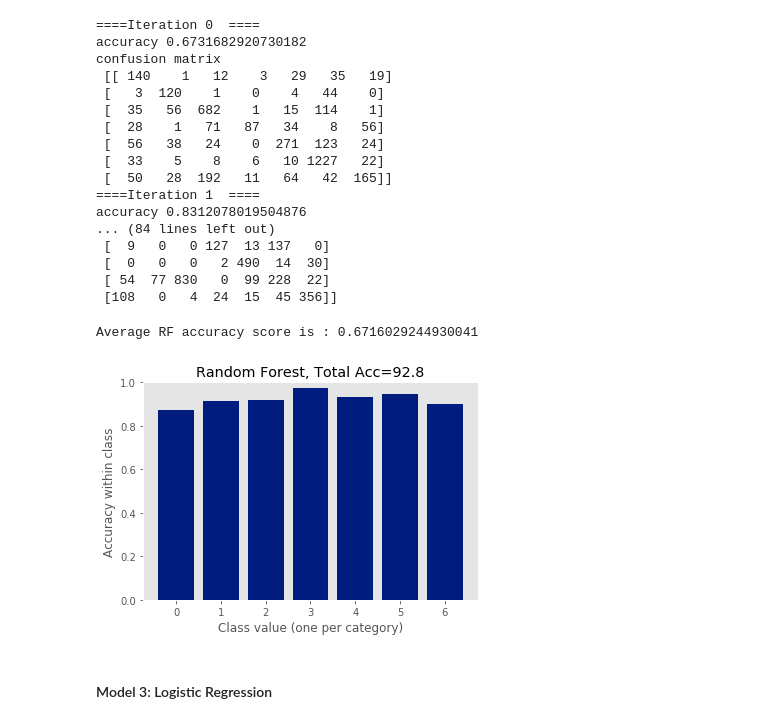
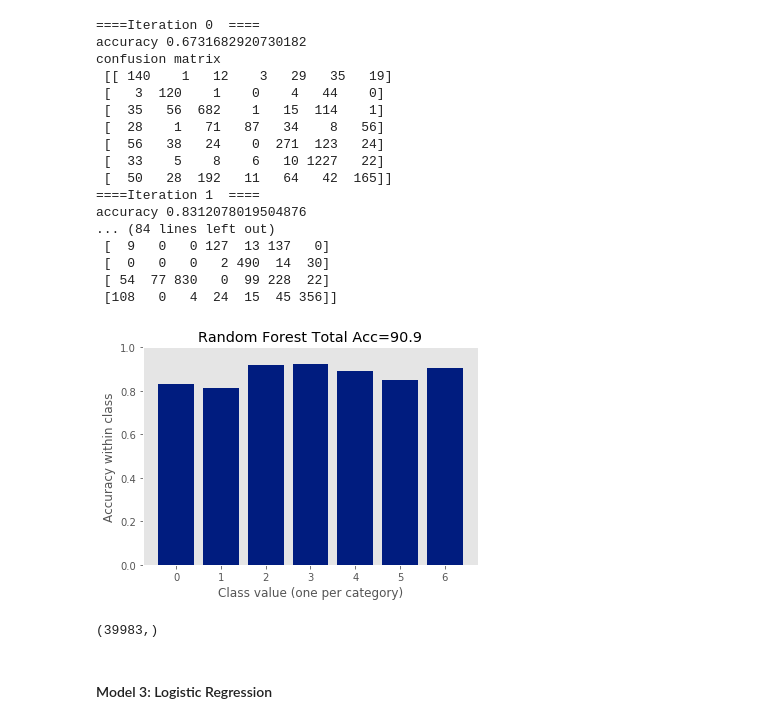
Before and after one commit to jjschueder/7331DataMiningNotebooks, a Jupyter notebook: lab2/Copy_of_Lab2_DC.ipynb, the cells around one changed output. Cells and saved outputs as stored; diff of their text form; code cells hidden in the pictures.

```diff
--- a/lab2/Copy_of_Lab2_DC.ipynb
+++ b/lab2/Copy_of_Lab2_DC.ipynb
@@ -920,38 +917,47 @@ accuracy 0.8312078019504876
  [  0   0   0   2 490  14  30]
  [ 54  77 830   0  99 228  22]
  [108   0   4  24  15  45 356]]
-# %%
-
-RF_accuracy = cross_val_score(classifierEstimaterRF1, X, y=Y2, cv=cv)
-RF_acc=RF_accuracy.mean()
-print('Average RF accuracy score is : {}' .format(RF_acc))
-# %% [output]
-Average RF accuracy score is : 0.6716029244930041
-# %%
-from matplotlib import pyplot as plt
-import numpy as np
-%matplotlib inline
-
-yhat= np.zeros(Y2.shape)
-
-def per_class_accuracy(ytrue,yhat):
-    conf = mt.confusion_matrix(ytrue,yhat)
-    norm_conf = conf.astype('float') / conf.sum(axis=1)[:, np.newaxis]
-    return np.diag(norm_conf)
-
-def plot_class_acc(ytrue,yhat, title=''):
-    acc_list = per_class_accuracy(ytrue,yhat)
-    plt.bar(range(len(acc_list)), acc_list)
-    plt.xlabel('Class value (one per category)')
-    plt.ylabel('Accuracy within class')
-    plt.title(title+", Total Acc=%.1f"%(100*mt.accuracy_score(ytrue,yhat)))
-    plt.grid()
-    plt.ylim([0,1])
-    plt.show()
-
-plot_class_acc(y1_test,y_RF_score1,title="Random Forest")
-# %% [output]
-[figure, removed]
+# %%
+perclasslist = []
+totalaccuracy = 0
+for trainidx, testidx in cv.split(X,Y2):
+    # note that these are sparse matrices
+    X_train = X[trainidx]
+    X_test = X[testidx]
+    y_train = Y2[trainidx]
+    y_test = Y2[testidx]
+    yhat = classifierEstimaterRF1.predict(X_test)
+    perclassaccuracy = per_class_accuracy(y_test,yhat)
+    totalaccuracy += 100*mt.accuracy_score(y_test,yhat)
+    perclasslist.append(perclassaccuracy.tolist())
+#    print('Per Class Accuracy : {}' .format(perclassaccuracy))
+
+totalaccuracy = totalaccuracy / cv.n_splits
+
+perclassdf2 = []
+perclassdf2 = pd.DataFrame(perclasslist)
+#perclassdf = perclassdf.transpose()
+#perclassdf
+
+perclassavg2 = perclassdf2.mean(axis = 0)
+#perclassavg
+
+plt.bar(range(len(perclassavg)), perclassavg)
+plt.xlabel('Class value (one per category)')
+plt.ylabel('Accuracy within class')
+#plt.title(title+", Total Acc=%.1f"%(totalaccuracy))
+plt.title("Random Forest Total Acc=%.1f"%(totalaccuracy))
+plt.grid()
+plt.ylim([0,1])
+plt.show()
+# %% [output]
+[figure, added]
+# %%
+ylist = Y['id_label'].values.astype('int64')
+ylist
+ylist.shape
+# %% [output]
+(39983,)
 # %% [markdown]
 #### Model 3: Logistic Regression
 # %%
```
Also changed, not shown: parts of 1 cell of this notebook.
